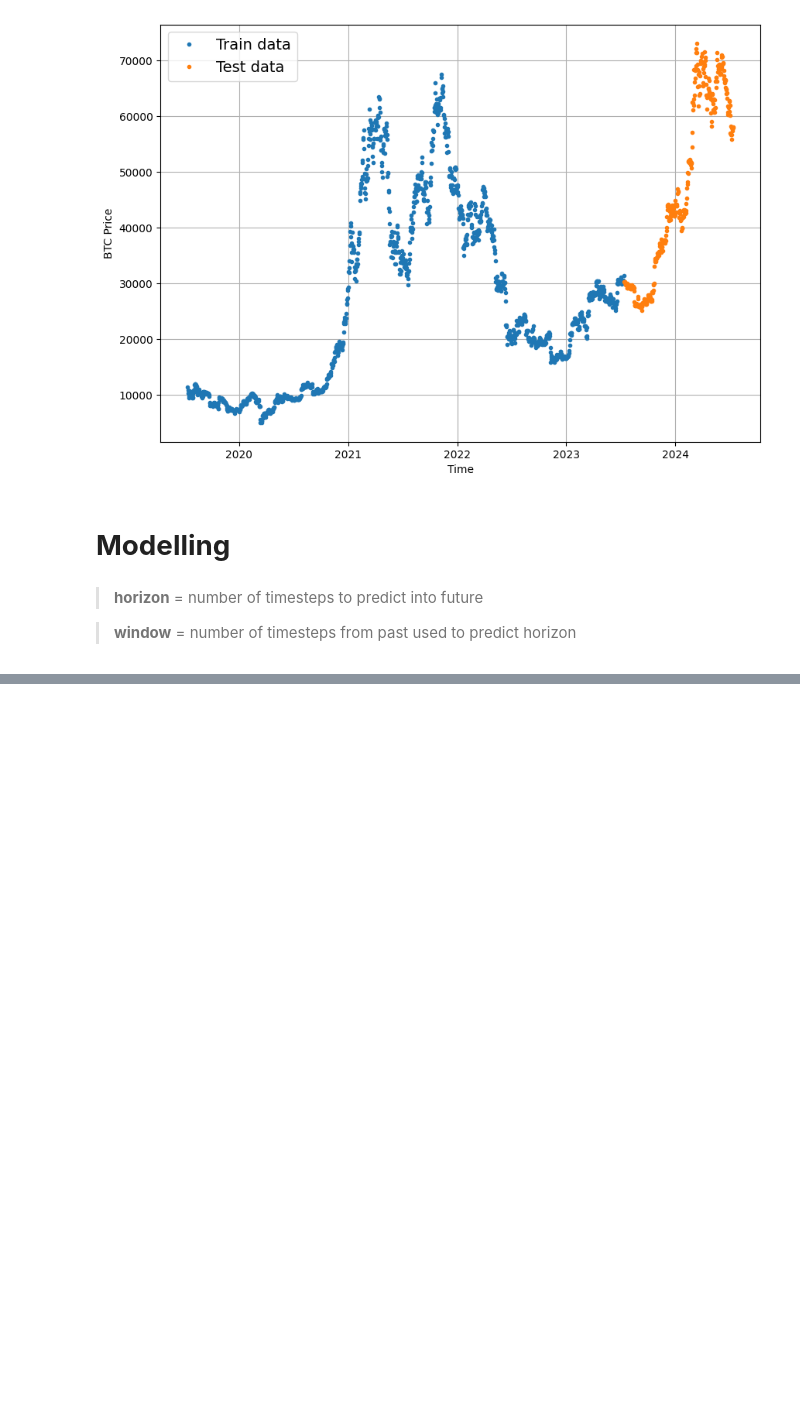
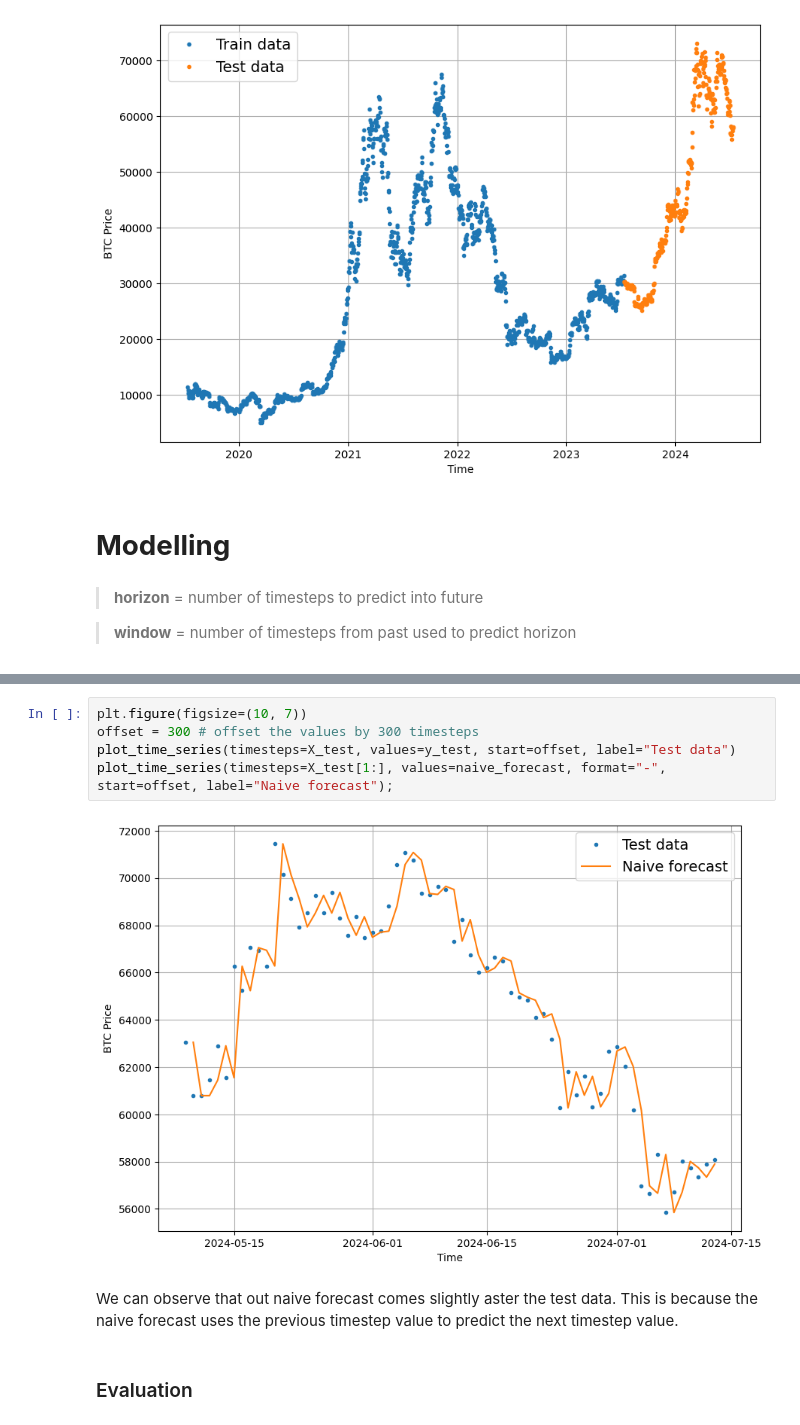
Before and after one commit to yashfirkedata/BitC-Prediction, a Jupyter notebook: BitC_Prediction.ipynb, the cells around one changed output, grey strips where cells are left out. Cells and saved outputs as stored; diff of their text form; blank space fills up the shorter version.

```diff
--- a/BitC_Prediction.ipynb
+++ b/BitC_Prediction.ipynb
@@ -160,0 +189,11 @@ plot_time_series(timesteps=X_test, values=y_test, label="Test data")
+# %%
+plt.figure(figsize=(10, 7))
+offset = 300 # offset the values by 300 timesteps
+plot_time_series(timesteps=X_test, values=y_test, start=offset, label="Test data")
+plot_time_series(timesteps=X_test[1:], values=naive_forecast, format="-", start=offset, label="Naive forecast");
+# %% [output]
+[figure, added]
+# %% [markdown]
+We can observe that out naive forecast comes slightly aster the test data. This is because the naive forecast uses the previous timestep value to predict the next timestep value.
+# %% [markdown]
+### Evaluation
```
Also changed, not shown: parts of 38 cells of this notebook.
